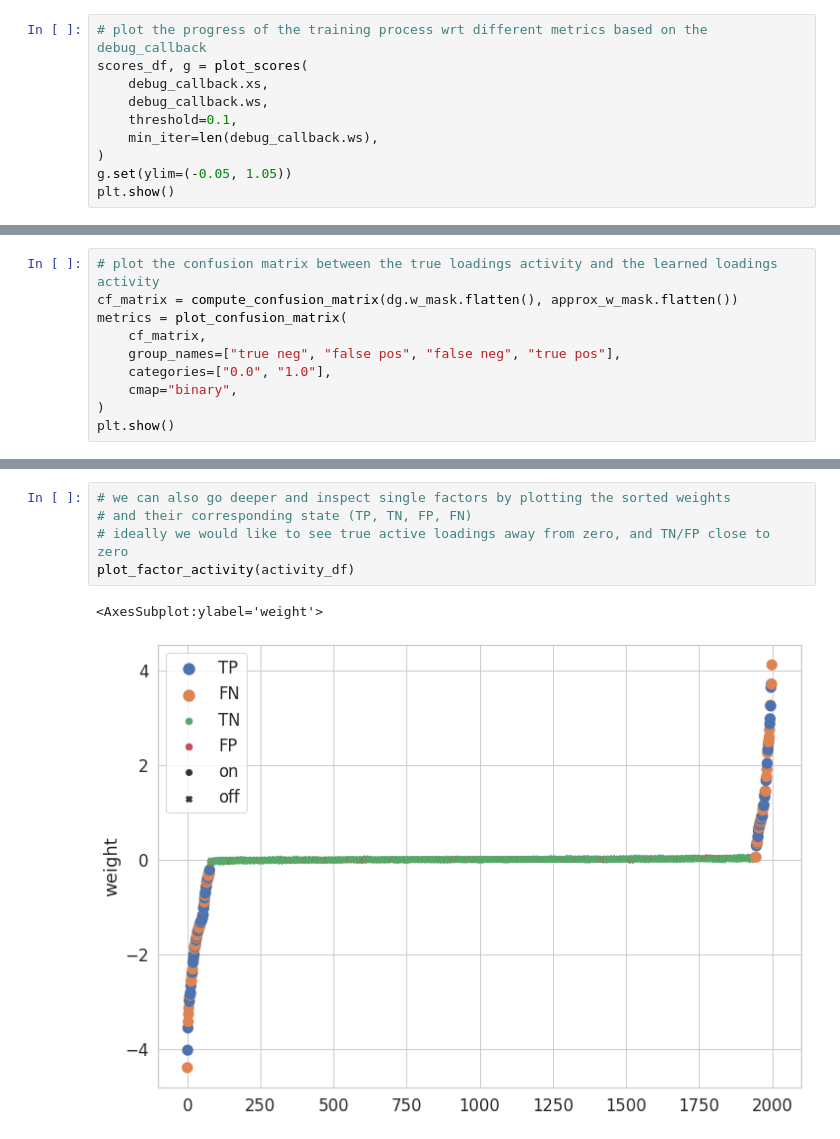
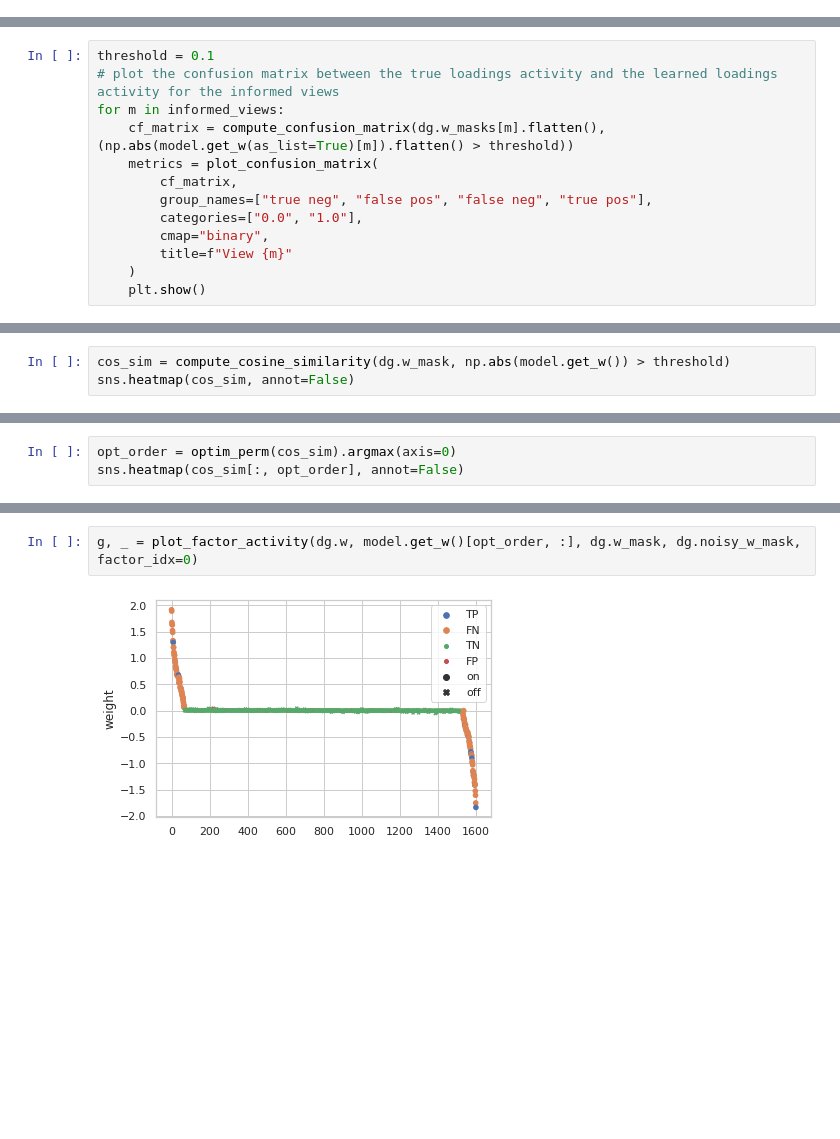
Before and after one commit to MLO-lab/MuVI, a Jupyter notebook: examples/basic_tutorial.ipynb, the cells around one changed output, grey strips where cells are left out. Saved outputs shown, nothing was run; the diff lists cells and outputs as text; blank space fills up the shorter version.

```diff
--- a/examples/basic_tutorial.ipynb
+++ b/examples/basic_tutorial.ipynb
@@ -306,10 +274,0 @@ def plot_scores(xs, ws, threshold, min_iter):
-# %%
-# plot the progress of the training process wrt different metrics based on the debug_callback
-scores_df, g = plot_scores(
-    debug_callback.xs,
-    debug_callback.ws,
-    threshold=0.1,
-    min_iter=len(debug_callback.ws),
-)
-g.set(ylim=(-0.05, 1.05))
-plt.show()
@@ -319,11 +290,14 @@ plt.show()
 # %%
-# plot the confusion matrix between the true loadings activity and the learned loadings activity
-cf_matrix = compute_confusion_matrix(dg.w_mask.flatten(), approx_w_mask.flatten())
-metrics = plot_confusion_matrix(
-    cf_matrix,
-    group_names=["true neg", "false pos", "false neg", "true pos"],
-    categories=["0.0", "1.0"],
-    cmap="binary",
-)
-plt.show()
+threshold = 0.1
+# plot the confusion matrix between the true loadings activity and the learned loadings activity for the informed views
+for m in informed_views:
+    cf_matrix = compute_confusion_matrix(dg.w_masks[m].flatten(), (np.abs(model.get_w(as_list=True)[m]).flatten() > threshold))
+    metrics = plot_confusion_matrix(
+        cf_matrix,
+        group_names=["true neg", "false pos", "false neg", "true pos"],
+        categories=["0.0", "1.0"],
+        cmap="binary",
+        title=f"View {m}"
+    )
+    plt.show()
 # %% [output]
@@ -369,0 +312,3 @@ def get_factor_activity_df(approx_w, true_w, true_mask, noisy_mask, factor_idx=0
+# %%
+cos_sim = compute_cosine_similarity(dg.w_mask, np.abs(model.get_w()) > threshold)
+sns.heatmap(cos_sim, annot=False)
@@ -369,0 +319,3 @@ def get_factor_activity_df(approx_w, true_w, true_mask, noisy_mask, factor_idx=0
+# %%
+opt_order = optim_perm(cos_sim).argmax(axis=0)
+sns.heatmap(cos_sim[:, opt_order], annot=False)
@@ -415,9 +432,5 @@ activity_df.head()
 # %%
-# we can also go deeper and inspect single factors by plotting the sorted weights
-# and their corresponding state (TP, TN, FP, FN)
-# ideally we would like to see true active loadings away from zero, and TN/FP close to zero
-plot_factor_activity(activity_df)
+g, _ = plot_factor_activity(dg.w, model.get_w()[opt_order, :], dg.w_mask, dg.noisy_w_mask, factor_idx=0)
 # %% [output]
-<AxesSubplot:ylabel='weight'>
-[figure, old version]
+[figure, new version]
 [interactive output not drawn]
```
Also changed, not shown: parts of 44 cells of this notebook, 13 other files.
